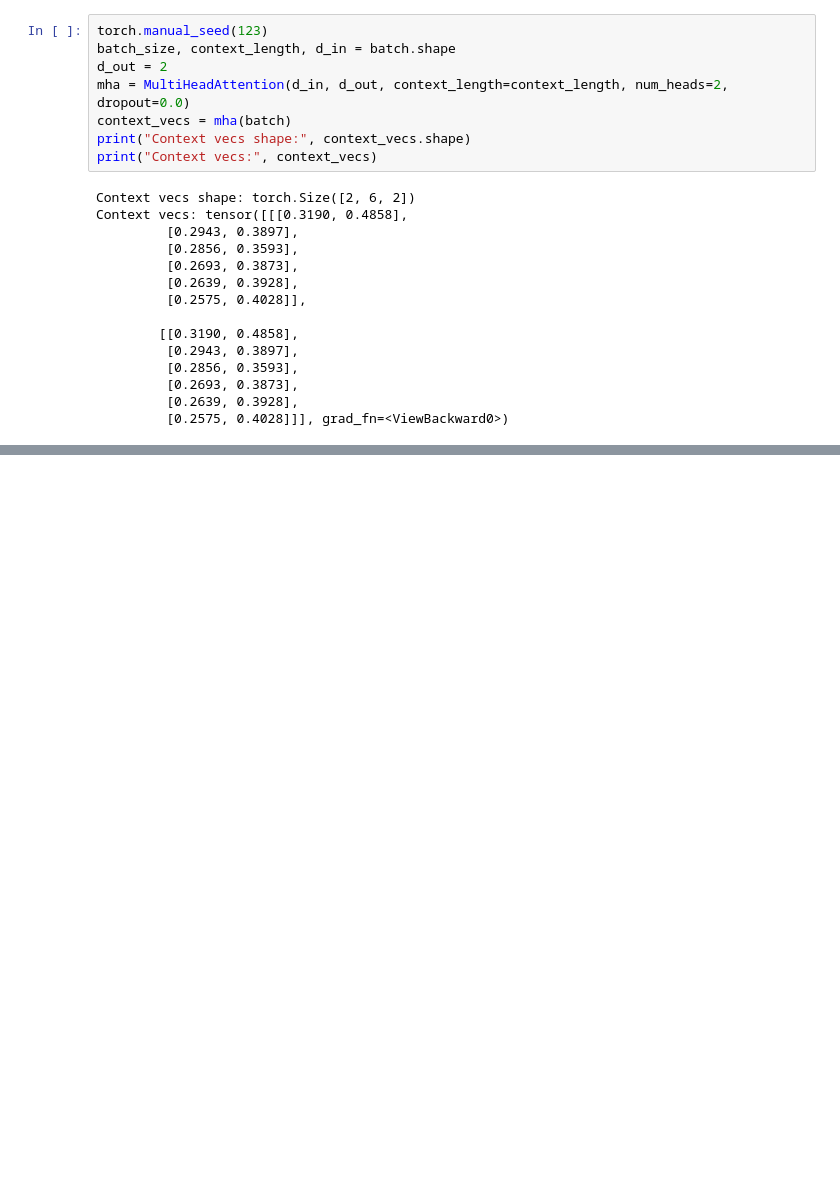
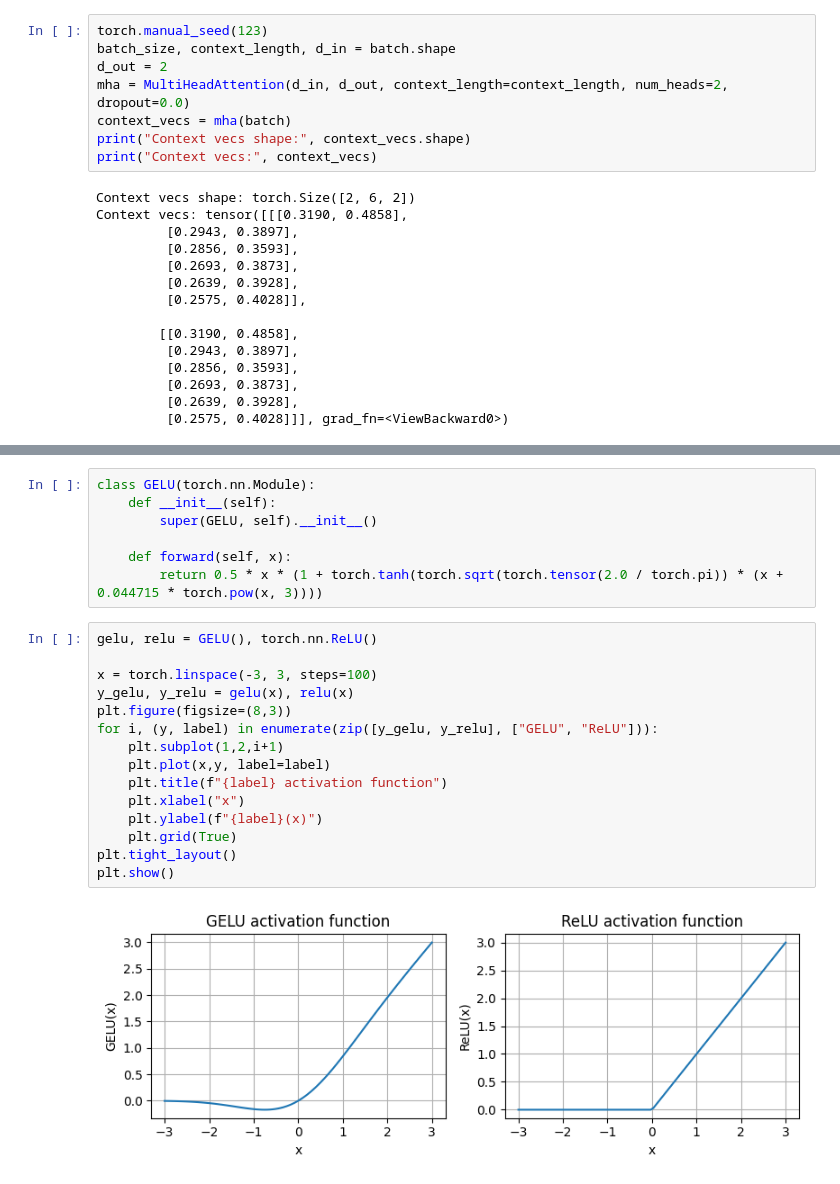
Before and after one commit to snehabanerjee2017/LLM_from_scratch, a Jupyter notebook: data-processing.ipynb, the cells around one changed output, grey strips where cells are left out. Cells and saved outputs as stored; diff of their text form; blank space fills up the shorter version.

```diff
--- a/data-processing.ipynb
+++ b/data-processing.ipynb
@@ -840,0 +998,24 @@ Context vecs: tensor([[[0.3190, 0.4858],
+# %%
+class GELU(torch.nn.Module):
+    def __init__(self):
+        super(GELU, self).__init__()
+
+    def forward(self, x):
+        return 0.5 * x * (1 + torch.tanh(torch.sqrt(torch.tensor(2.0 / torch.pi)) * (x + 0.044715 * torch.pow(x, 3))))
+# %%
+gelu, relu = GELU(), torch.nn.ReLU()
+
+x = torch.linspace(-3, 3, steps=100)
+y_gelu, y_relu = gelu(x), relu(x)
+plt.figure(figsize=(8,3))
+for i, (y, label) in enumerate(zip([y_gelu, y_relu], ["GELU", "ReLU"])):
+    plt.subplot(1,2,i+1)
+    plt.plot(x,y, label=label)
+    plt.title(f"{label} activation function")
+    plt.xlabel("x")
+    plt.ylabel(f"{label}(x)")
+    plt.grid(True)
+plt.tight_layout()
+plt.show()
+# %% [output]
+[figure, added]
```
Also changed, not shown: parts of 33 cells of this notebook.
